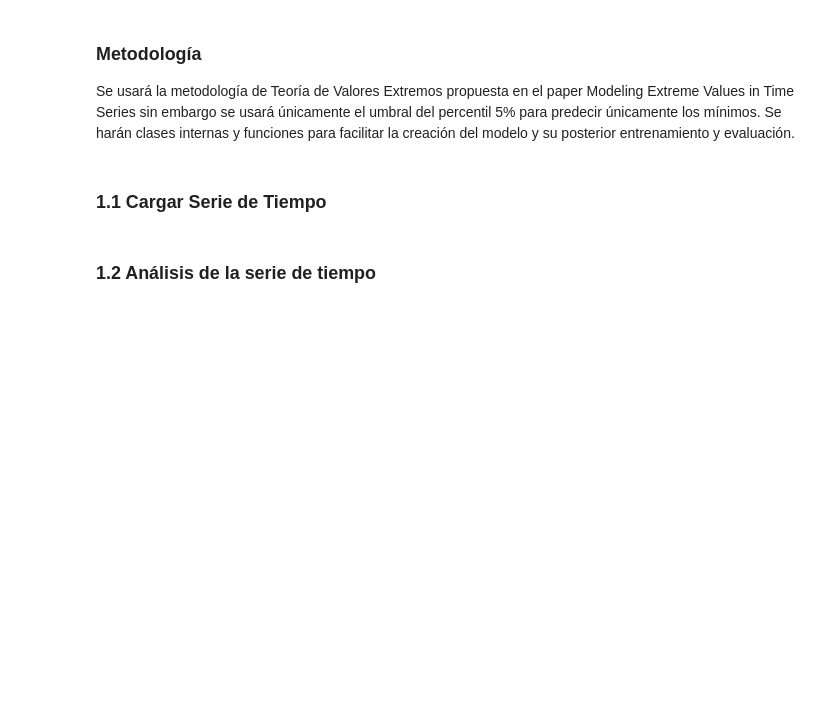
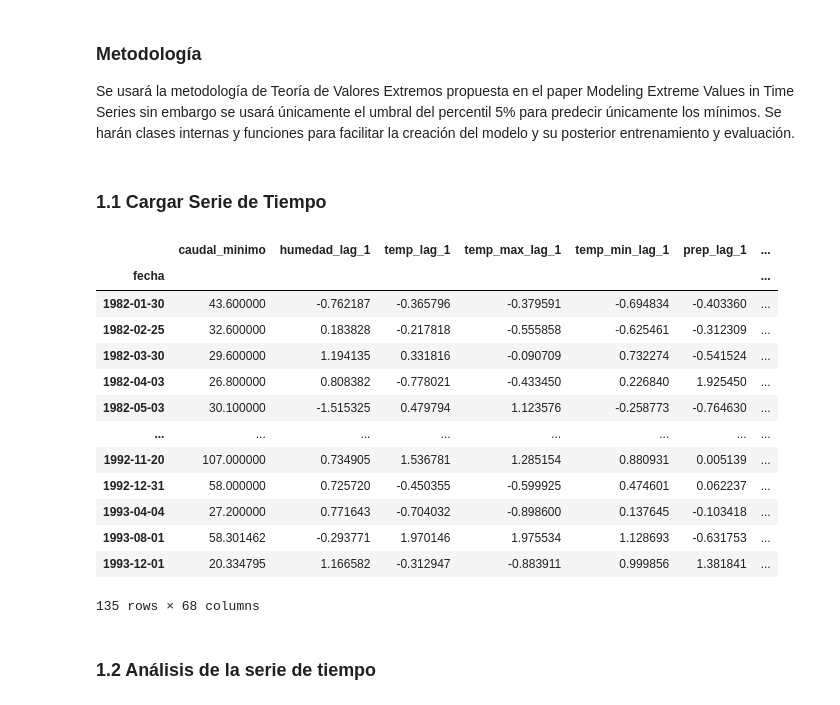
Before and after one commit to AndreyPrado/Pronostico_Caudales_Extremos, a Jupyter notebook: ValoresExtremos/cod/py/prediccion_minimos.ipynb, the cells around one changed output. Drawn from its saved outputs; the diff is of its cells as text; code cells hidden in the pictures; blank space fills up the shorter version.

```diff
--- a/ValoresExtremos/cod/py/prediccion_minimos.ipynb
+++ b/ValoresExtremos/cod/py/prediccion_minimos.ipynb
@@ -43,6 +43,23 @@ Se harán clases internas y funciones para facilitar la creación del modelo y s
 df = pd.read_csv('../../data/Brujo/BaseCompletaBrujo.csv',parse_dates=['fecha']).sort_values(by = 'fecha')
 df = df.set_index('fecha')
 serie = df['caudal_minimo']
+# %%
+df
+# %% [output]
+|  | caudal_minimo | humedad_lag_1 | temp_lag_1 | temp_max_lag_1 | temp_min_lag_1 | prep_lag_1 | ... |
+| fecha |  |  |  |  |  |  | ... |
+| 1982-01-30 | 43.600000 | -0.762187 | -0.365796 | -0.379591 | -0.694834 | -0.403360 | ... |
+| 1982-02-25 | 32.600000 | 0.183828 | -0.217818 | -0.555858 | -0.625461 | -0.312309 | ... |
+| 1982-03-30 | 29.600000 | 1.194135 | 0.331816 | -0.090709 | 0.732274 | -0.541524 | ... |
+| 1982-04-03 | 26.800000 | 0.808382 | -0.778021 | -0.433450 | 0.226840 | 1.925450 | ... |
+| 1982-05-03 | 30.100000 | -1.515325 | 0.479794 | 1.123576 | -0.258773 | -0.764630 | ... |
+| ... | ... | ... | ... | ... | ... | ... | ... |
+| 1992-11-20 | 107.000000 | 0.734905 | 1.536781 | 1.285154 | 0.880931 | 0.005139 | ... |
+| 1992-12-31 | 58.000000 | 0.725720 | -0.450355 | -0.599925 | 0.474601 | 0.062237 | ... |
+| 1993-04-04 | 27.200000 | 0.771643 | -0.704032 | -0.898600 | 0.137645 | -0.103418 | ... |
+| 1993-08-01 | 58.301462 | -0.293771 | 1.970146 | 1.975534 | 1.128693 | -0.631753 | ... |
+| 1993-12-01 | 20.334795 | 1.166582 | -0.312947 | -0.883911 | 0.999856 | 1.381841 | ... |
+135 rows × 68 columns
 # %% [markdown]
 ### 1.2 Análisis de la serie de tiempo
 # %%
```
Also changed, not shown: parts of 7 cells of this notebook.
